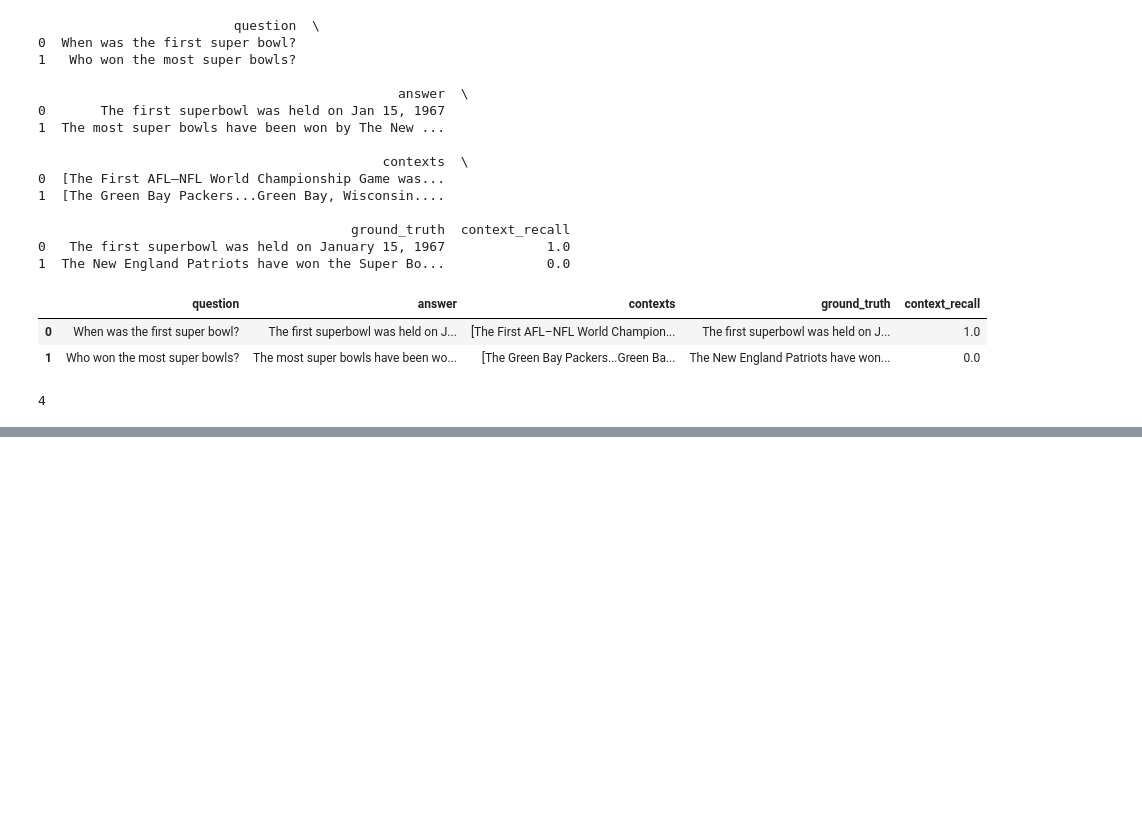
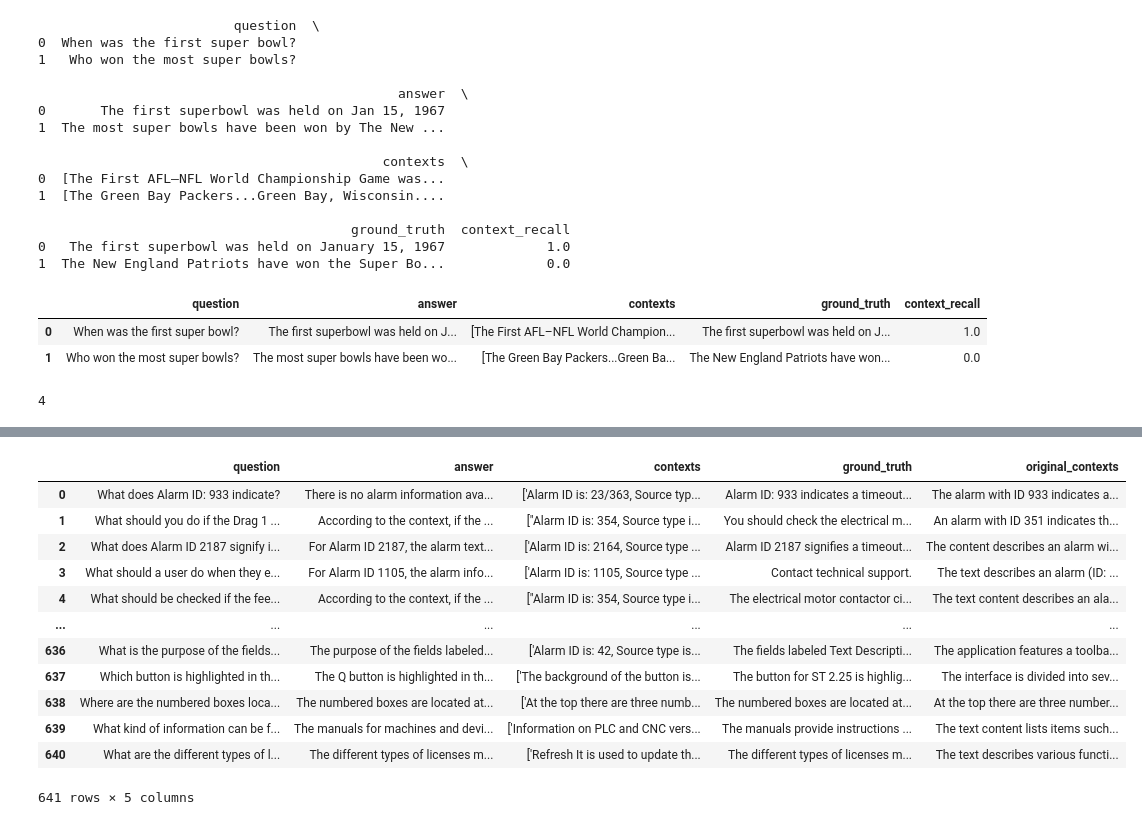
Before and after one commit to hadi-ibra/prima-power-hmi-assistant, a Jupyter notebook: notebooks/naive_rag.ipynb, the cells around one changed output, grey strips where cells are left out. Drawn from its saved outputs; the diff is of its cells as text; code cells hidden in the pictures; blank space fills up the shorter version.

```diff
--- a/notebooks/naive_rag.ipynb
+++ b/notebooks/naive_rag.ipynb
@@ -1347,0 +1304,19 @@ len(df['contexts'][7])
+# %%
+import pandas as pd
+df = pd.read_csv('/Users/hadiibrahim/Dev/prima-power-hmi-assistant/ragas_dataset_rag_exp_llm_chain.csv')
+# %%
+df
+# %% [output]
+|  | question | answer | contexts | ground_truth | original_contexts |
+| 0 | What does Alarm ID: 933 indicate? | There is no alarm information ava... | ['Alarm ID is: 23/363, Source typ... | Alarm ID: 933 indicates a timeout... | The alarm with ID 933 indicates a... |
+| 1 | What should you do if the Drag 1 ... | According to the context, if the ... | ["Alarm ID is: 354, Source type i... | You should check the electrical m... | An alarm with ID 351 indicates th... |
+| 2 | What does Alarm ID 2187 signify i... | For Alarm ID 2187, the alarm text... | ['Alarm ID is: 2164, Source type ... | Alarm ID 2187 signifies a timeout... | The content describes an alarm wi... |
+| 3 | What should a user do when they e... | For Alarm ID 1105, the alarm info... | ['Alarm ID is: 1105, Source type ... | Contact technical support. | The text describes an alarm (ID: ... |
+| 4 | What should be checked if the fee... | According to the context, if the ... | ["Alarm ID is: 354, Source type i... | The electrical motor contactor ci... | The text content describes an ala... |
+| ... | ... | ... | ... | ... | ... |
+| 636 | What is the purpose of the fields... | The purpose of the fields labeled... | ['Alarm ID is: 42, Source type is... | The fields labeled Text Descripti... | The application features a toolba... |
+| 637 | Which button is highlighted in th... | The Q button is highlighted in th... | ['The background of the button is... | The button for ST 2.25 is highlig... | The interface is divided into sev... |
+| 638 | Where are the numbered boxes loca... | The numbered boxes are located at... | ['At the top there are three numb... | The numbered boxes are located at... | At the top there are three number... |
+| 639 | What kind of information can be f... | The manuals for machines and devi... | ['Information on PLC and CNC vers... | The manuals provide instructions ... | The text content lists items such... |
+| 640 | What are the different types of l... | The different types of licenses m... | ['Refresh It is used to update th... | The different types of licenses m... | The text describes various functi... |
+641 rows × 5 columns
```
Also changed, not shown: parts of 24 cells of this notebook, 46 other files.
